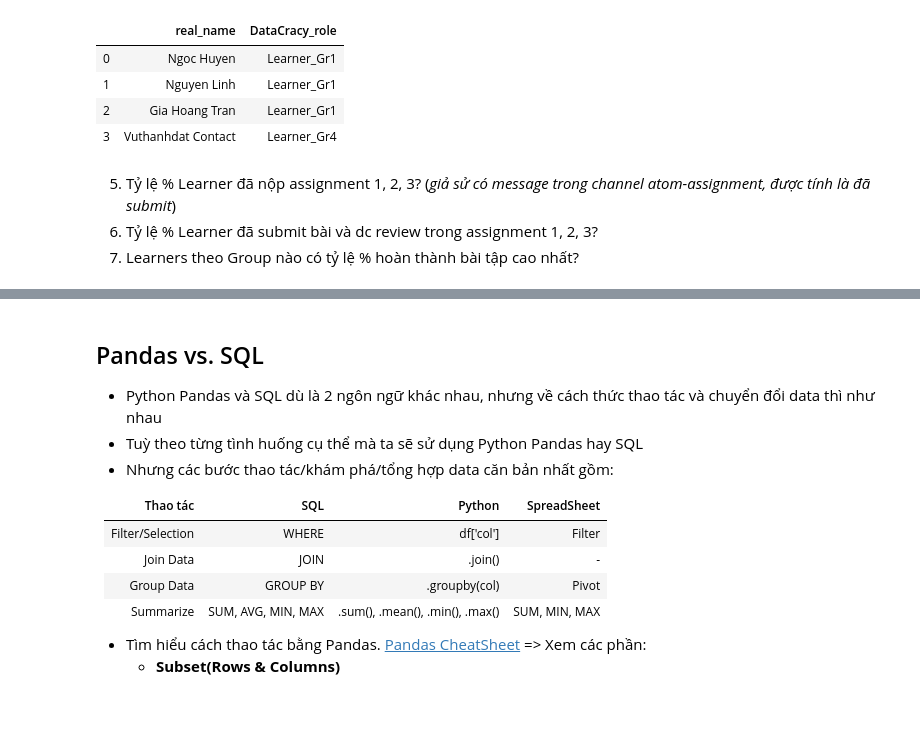
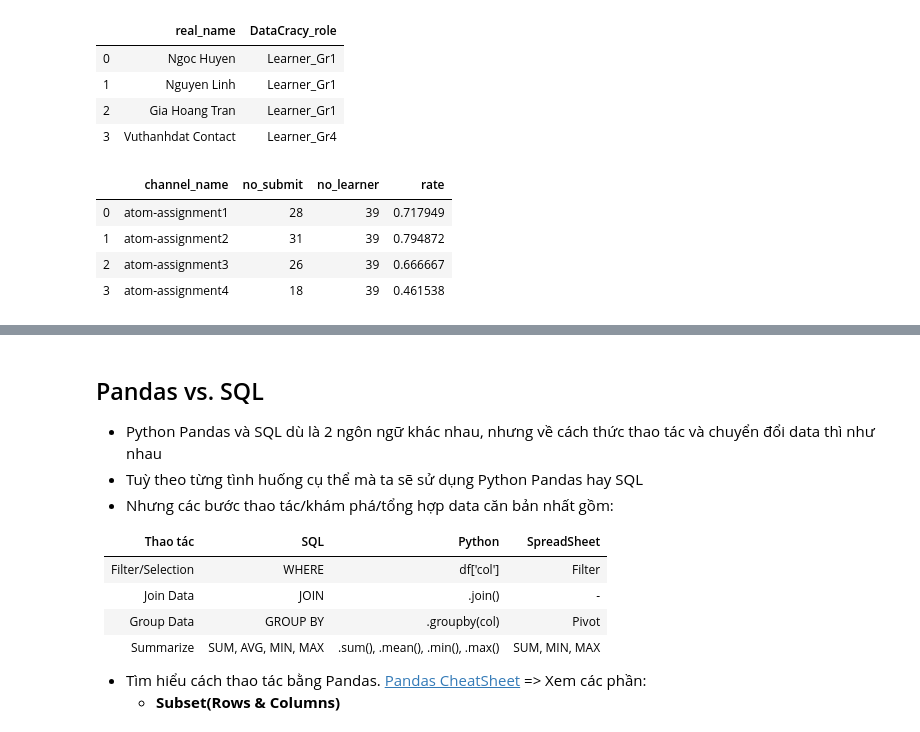
Before and after one commit to Lulichlam/atom-assignments, a Jupyter notebook: assignment_4/home_assignment_4.ipynb, the cells around one changed output, grey strips where cells are left out. Drawn from its saved outputs; the diff is of its cells as text; code cells hidden in the pictures.

```diff
--- a/assignment_4/home_assignment_4.ipynb
+++ b/assignment_4/home_assignment_4.ipynb
@@ -649,7 +640,33 @@ con.execute(SQL4).fetch_df()
 | 1 | Nguyen Linh | Learner_Gr1 |
 | 2 | Gia Hoang Tran | Learner_Gr1 |
 | 3 | Vuthanhdat Contact | Learner_Gr4 |
-# %% [markdown]
-  5. Tỷ lệ % Learner đã nộp assignment 1, 2, 3? (*giả sử có message trong channel atom-assignment, được tính là đã submit*)
-  6. Tỷ lệ % Learner đã submit bài và dc review trong assignment 1, 2, 3?
-  7. Learners theo Group nào có tỷ lệ % hoàn thành bài tập cao nhất?
+# %%
+#Tỷ lệ % Learner đã nộp assignment 1, 2, 3?
+SQL5 = '''
+WITH c_sub as (
+    SELECT
+        s.channel_name,
+    COUNT(distinct s.user_ID) as no_submit
+    FROM submit as s
+    GROUP BY 1),
+    c_ln as (
+    SELECT
+        COUNT(distinct t.user_ID) as no_learner
+    FROM members_df as t
+    WHERE t.DataCracy_role LIKE 'Learner%'
+)
+    SELECT
+    c_sub.channel_name,
+    c_sub.no_submit,
+    c_ln.no_learner,
+    (1.*no_submit/no_learner) as rate
+    FROM c_sub
+    CROSS JOIN c_ln
+'''
+con.execute(SQL5).fetch_df()
+# %% [output]
+|  | channel_name | no_submit | no_learner | rate |
+| 0 | atom-assignment1 | 28 | 39 | 0.717949 |
+| 1 | atom-assignment2 | 31 | 39 | 0.794872 |
+| 2 | atom-assignment3 | 26 | 39 | 0.666667 |
+| 3 | atom-assignment4 | 18 | 39 | 0.461538 |
```
Also changed, not shown: parts of 23 cells of this notebook.
